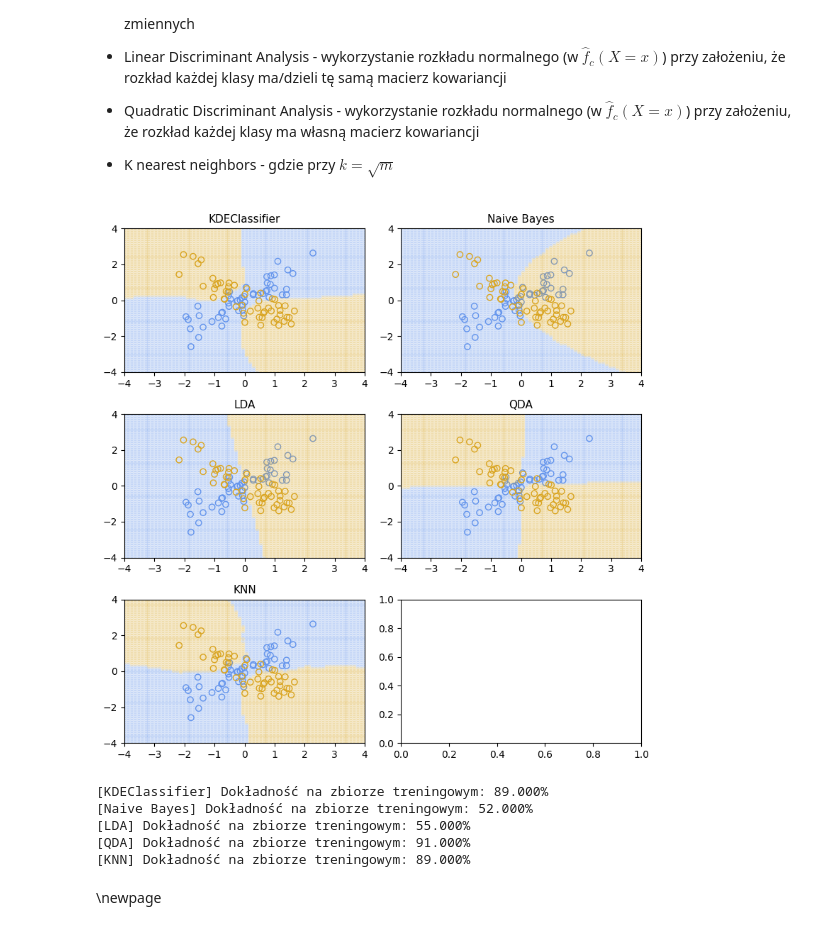
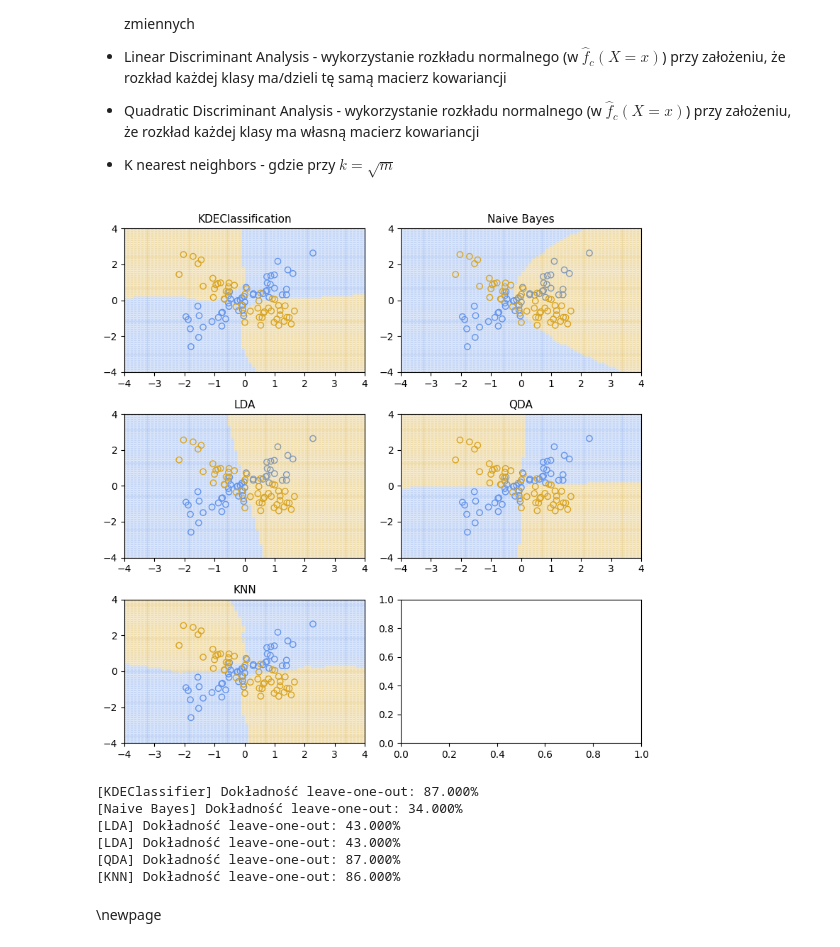
Before and after one commit to krystianfranus/kde-learn, a Jupyter notebook: notebooks/PhD_notes.ipynb, the cells around one changed output. Drawn from its saved outputs; the diff is of its cells as text; code cells hidden in the pictures.

```diff
--- a/notebooks/PhD_notes.ipynb
+++ b/notebooks/PhD_notes.ipynb
@@ -602,7 +711,7 @@ fig, axs = plt.subplots(3, 2, figsize=(8, 8), dpi=100)
 
 model1 = KDEClassification().fit(x_train, labels_train)
 labels_pred = model1.predict(x_grid)
-axs[0, 0].set_title("KDEClassifier", fontsize=11)
+axs[0, 0].set_title("KDEClassification", fontsize=11)
 for label, color in zip(np.unique(labels_train), ["cornflowerblue", "goldenrod"]):
     mask1 = (labels_train == label)
     axs[0, 0].scatter(x_train[mask1, 0], x_train[mask1, 1], facecolors="none",
@@ -642,60 +751,65 @@ axs[1, 0].set_ylim(-4, 4)
 model4 = QuadraticDiscriminantAnalysis().fit(x_train, labels_train)
 labels_pred = model4.predict(x_grid)
 axs[1, 1].set_title("QDA", fontsize=11)
 for label, color in zip(np.unique(labels_train), ["cornflowerblue", "goldenrod"]):
     mask1 = (labels_train == label)
     axs[1, 1].scatter(x_train[mask1, 0], x_train[mask1, 1], facecolors="none",
                 edgecolors=color, label=f"class {label}")
     mask2 = (labels_pred == label)
     axs[1, 1].scatter(x1p[mask2, 0], x2p[mask2, 0],
                 color=color, marker=".", alpha=0.15)
 axs[1, 1].set_xlim(-4, 4)
 axs[1, 1].set_ylim(-4, 4)
 
 k = int(np.sqrt(m_train))
 model5 = KNeighborsClassifier(n_neighbors=k, algorithm="brute").fit(x_train, labels_train)
 labels_pred = model5.predict(x_grid)
 axs[2, 0].set_title("KNN", fontsize=11)
 for label, color in zip(np.unique(labels_train), ["cornflowerblue", "goldenrod"]):
     mask1 = (labels_train == label)
     axs[2, 0].scatter(x_train[mask1, 0], x_train[mask1, 1], facecolors="none",
                 edgecolors=color, label=f"class {label}")
     mask2 = (labels_pred == label)
     axs[2, 0].scatter(x1p[mask2, 0], x2p[mask2, 0],
                 color=color, marker=".", alpha=0.15)
 axs[2, 0].set_xlim(-4, 4)
 axs[2, 0].set_ylim(-4, 4)
 
 plt.tight_layout()
 plt.show()
 # %% [output]
-[figure, old version]
+[figure, new version]
-# %%
-labels_pred = model1.predict(x_train)
-accuracy = np.sum(labels_train == labels_pred) / m_train
-print(f"[KDEClassifier] Dokładność na zbiorze treningowym: {100 * accuracy:.3f}%")
-
-labels_pred = model2.predict(x_train)
-accuracy = np.sum(labels_train == labels_pred) / m_train
-print(f"[Naive Bayes] Dokładność na zbiorze treningowym: {100 * accuracy:.3f}%")
-
-labels_pred = model3.predict(x_train)
-accuracy = np.sum(labels_train == labels_pred) / m_train
-print(f"[LDA] Dokładność na zbiorze treningowym: {100 * accuracy:.3f}%")
-
-labels_pred = model4.predict(x_train)
-accuracy = np.sum(labels_train == labels_pred) / m_train
-print(f"[QDA] Dokładność na zbiorze treningowym: {100 * accuracy:.3f}%")
-
-labels_pred = model5.predict(x_train)
-accuracy = np.sum(labels_train == labels_pred) / m_train
-print(f"[KNN] Dokładność na zbiorze treningowym: {100 * accuracy:.3f}%")
-# %% [output]
-[KDEClassifier] Dokładność na zbiorze treningowym: 89.000%
-[Naive Bayes] Dokładność na zbiorze treningowym: 52.000%
-[LDA] Dokładność na zbiorze treningowym: 55.000%
-[QDA] Dokładność na zbiorze treningowym: 91.000%
-[KNN] Dokładność na zbiorze treningowym: 89.000%
+# %%
+model = KDEClassification()
+accuracy = accuracy_loo(x_train, labels_train, model)
+print(f"[KDEClassifier] Dokładność leave-one-out: {100 * accuracy:.3f}%")
+
+model = GaussianNB()
+accuracy = accuracy_loo(x_train, labels_train, model)
+print(f"[Naive Bayes] Dokładność leave-one-out: {100 * accuracy:.3f}%")
+
+model = LinearDiscriminantAnalysis()
+accuracy = accuracy_loo(x_train, labels_train, model)
+print(f"[LDA] Dokładność leave-one-out: {100 * accuracy:.3f}%")
+
+model = LinearDiscriminantAnalysis()
+accuracy = accuracy_loo(x_train, labels_train, model)
+print(f"[LDA] Dokładność leave-one-out: {100 * accuracy:.3f}%")
+
+model = QuadraticDiscriminantAnalysis()
+accuracy = accuracy_loo(x_train, labels_train, model)
+print(f"[QDA] Dokładność leave-one-out: {100 * accuracy:.3f}%")
+
+model = KNeighborsClassifier(n_neighbors=k, algorithm="brute")
+accuracy = accuracy_loo(x_train, labels_train, model)
+print(f"[KNN] Dokładność leave-one-out: {100 * accuracy:.3f}%")
+# %% [output]
+[KDEClassifier] Dokładność leave-one-out: 87.000%
+[Naive Bayes] Dokładność leave-one-out: 34.000%
+[LDA] Dokładność leave-one-out: 43.000%
+[LDA] Dokładność leave-one-out: 43.000%
+[QDA] Dokładność leave-one-out: 87.000%
+[KNN] Dokładność leave-one-out: 86.000%
 # %% [markdown]
 \newpage
 # %% [markdown]
```
Also changed, not shown: parts of 26 cells of this notebook, 13 other files.
